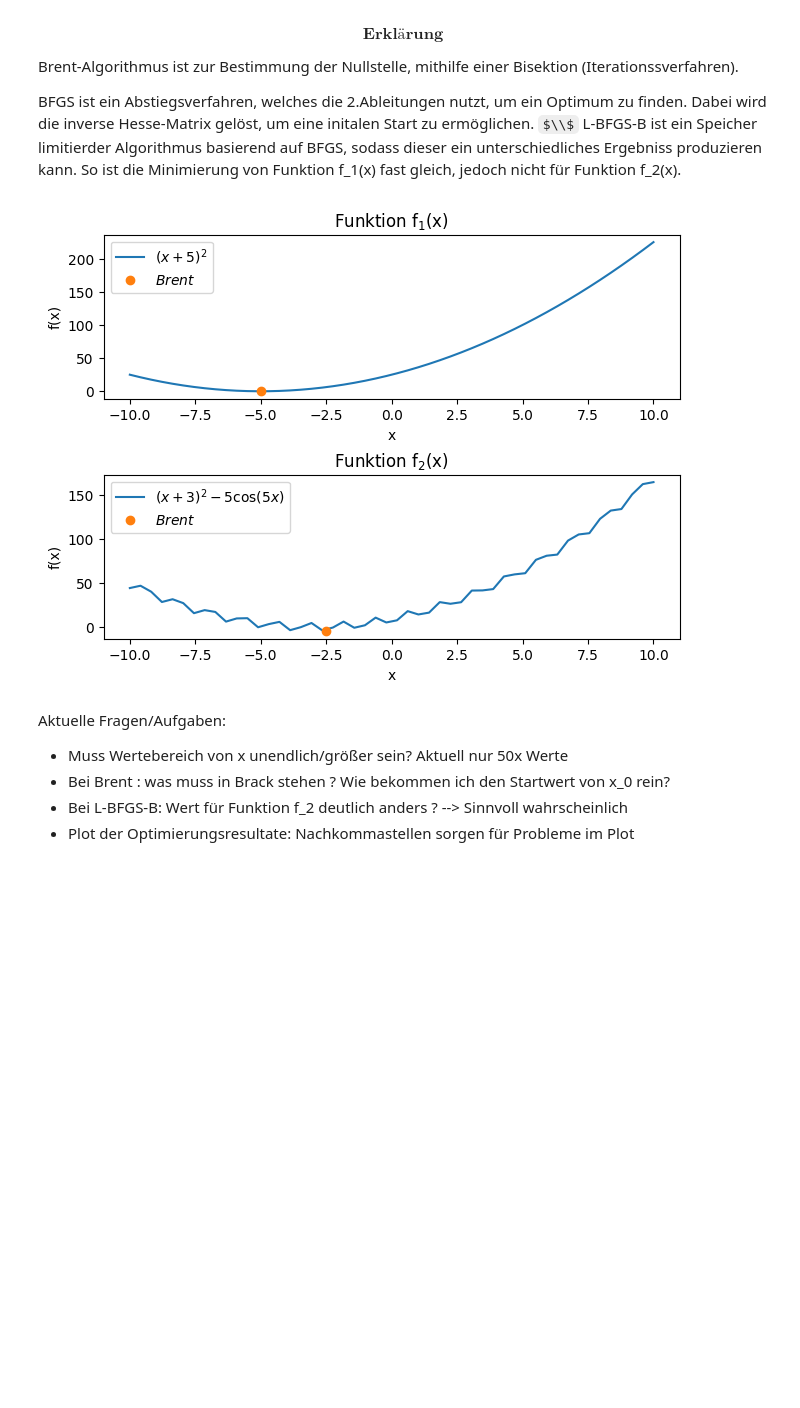
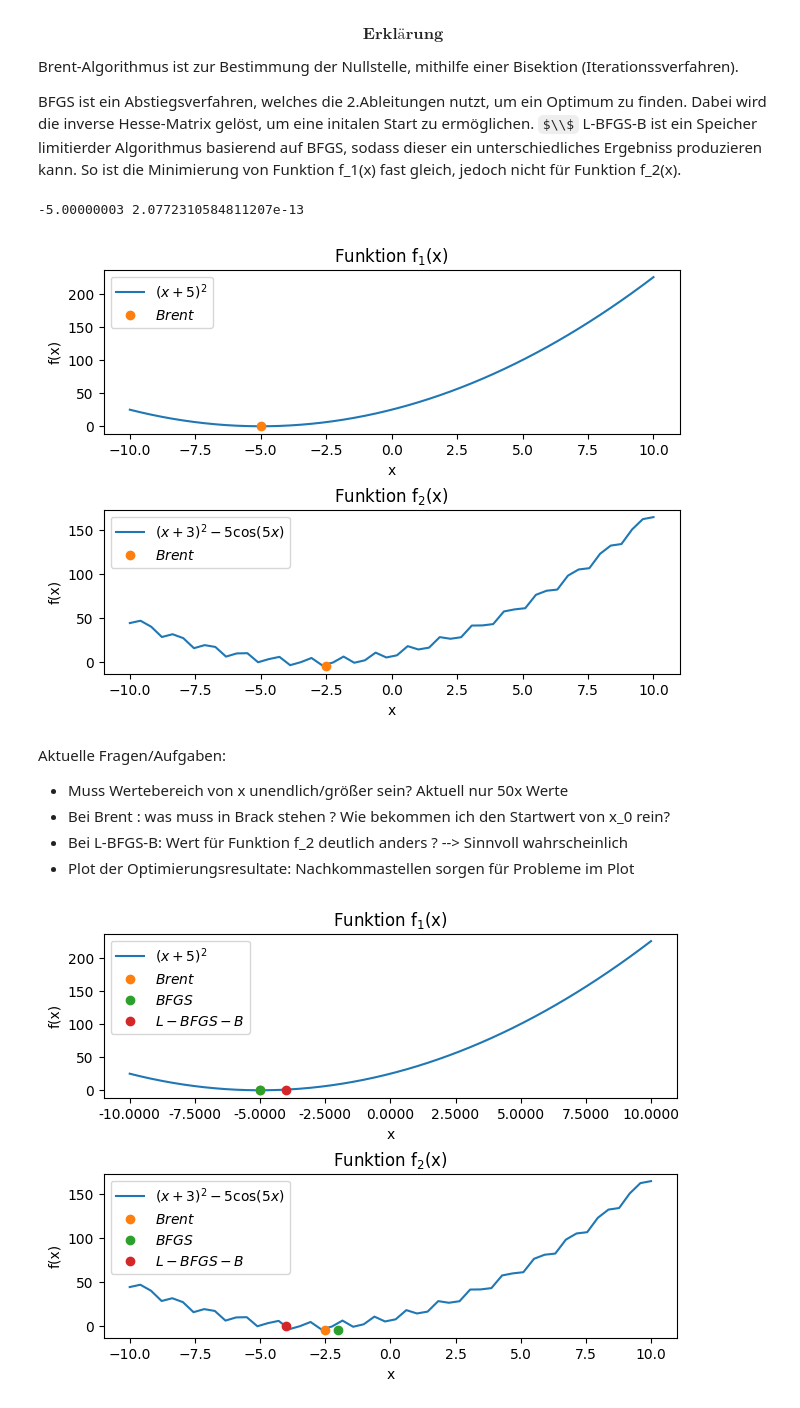
Before and after one commit to GrubeEnzym7/Praktische-Optimierung, a Jupyter notebook: Übung/blatt02.ipynb, the cells around one changed output. Cells and saved outputs as stored; diff of their text form; code cells hidden in the pictures; some formulas as TeX source; blank space fills up the shorter version.

```diff
--- a/Übung/blatt02.ipynb
+++ b/Übung/blatt02.ipynb
@@ -94,10 +94,12 @@ L-BFGS-B ist ein Speicher limitierder Algorithmus basierend auf BFGS, sodass die
 
 #Umformung wegen Decimal Problem
 kk= Ausgabe_BFGS_f_1_x_wert
-jj=0
+jj=Ausgabe_L_BFGS_f_1.fun
+print(kk, jj)
 
 fig, (ax1,ax2) = plt.subplots(2,1, layout= "constrained")
 #Graph für Funktion f_1(x)
+
 ax1.set_title("Funktion f$_{1}$(x)")
 ax1.set_xlabel("x")
 ax1.set_ylabel("f(x)")
@@ -114,6 +116,7 @@ ax2.plot(minimizer_brent_f_2[0],minimizer_brent_f_2[1],"o",label=r"$Brent$"); #M
 ax2.legend()
 plt.show()
 # %% [output]
+-5.00000003 2.0772310584811207e-13
 [figure]
 # %% [markdown]
 Aktuelle Fragen/Aufgaben:
@@ -121,3 +124,46 @@ Aktuelle Fragen/Aufgaben:
 - Bei Brent : was muss in Brack stehen ? Wie bekommen ich den Startwert von x_0 rein?
 - Bei L-BFGS-B: Wert für Funktion f_2 deutlich anders ? --> Sinnvoll wahrscheinlich
 - Plot der Optimierungsresultate: Nachkommastellen sorgen für Probleme im Plot
+# %%
+from matplotlib import ticker
+
+#Werte für BFGS und L_BFGS-B als int abspeichern (dabei leider gerundet):
+x_BFGS_f_1_round= int(float(Ausgabe_BFGS_f_1_x_wert))
+f_BFGS_f_1_round=int(float(Ausgabe_L_BFGS_f_1.fun))
+
+x_BFGS_f_2_round= int(float(Ausgabe_BFGS_f_2_x_wert))
+f_BFGS_f_2_round=int(float(Ausgabe_BFGS_f_2.fun))
+
+x_L_BFGS_f_1_round= int(float(Ausgabe_L_BFGS_f_1_x_wert))
+f_L_BFGS_f_1_round=int(float(Ausgabe_L_BFGS_f_1.fun))
+
+x_L_BFGS_f_2_round= int(float(Ausgabe_L_BFGS_f_2_x_wert))
+f_L_BFGS_f_2_round=int(float(Ausgabe_L_BFGS_f_2.fun))
+
+
+fig, (ax1,ax2) = plt.subplots(2,1, layout= "constrained")
+#Graph für Funktion f_1(x)
+
+ax1.set_title("Funktion f$_{1}$(x)")
+ax1.set_xlabel("x")
+ax1.set_ylabel("f(x)")
+#setup(ax1, title="StrMethodFormatter('{x:.3f}')")
+ax1.xaxis.set_major_formatter(ticker.StrMethodFormatter("{x:.4f}"))
+ax1.plot(x, f_1(x), label=r"$(x+5)^{2}$");
+ax1.plot(minimizer_brent_f_1[0],minimizer_brent_f_1[1],"o",label=r"$Brent$");  #Minimum des Brent-Algorithmus
+ax1.plot(x_BFGS_f_1_round,f_BFGS_f_1_round ,"o" ,label=r"$BFGS$")              #Minimum des BFGS-Algorithmus
+ax1.plot(x_L_BFGS_f_1_round,f_L_BFGS_f_1_round,"o" ,label=r"$L-BFGS-B$")       #Minimum des L-BFGS-B-Algorithmus
+ax1.legend()
+
+#Graph für Funktion f_2(x)
+ax2.set_title("Funktion f$_{2}$(x)")
+ax2.set_xlabel("x")
+ax2.set_ylabel("f(x)")
+ax2.plot(x, f_2(x), label=r"$(x+3)^{2} - 5\cos(5x)$");
+ax2.plot(minimizer_brent_f_2[0],minimizer_brent_f_2[1],"o",label=r"$Brent$");   #Minimum des Brent-Algorithmus
+ax2.plot(x_BFGS_f_2_round,f_BFGS_f_2_round ,"o" ,label=r"$BFGS$")               #Minimum des BFGS-Algorithmus
+ax2.plot(x_L_BFGS_f_2_round,f_L_BFGS_f_2_round,"o" ,label=r"$L-BFGS-B$")        #Minimum des L-BFGS-B-Algorithmus
+ax2.legend()
+plt.show()
+# %% [output]
+[figure, added]
```
Also changed, not shown: parts of 1 cell of this notebook.
